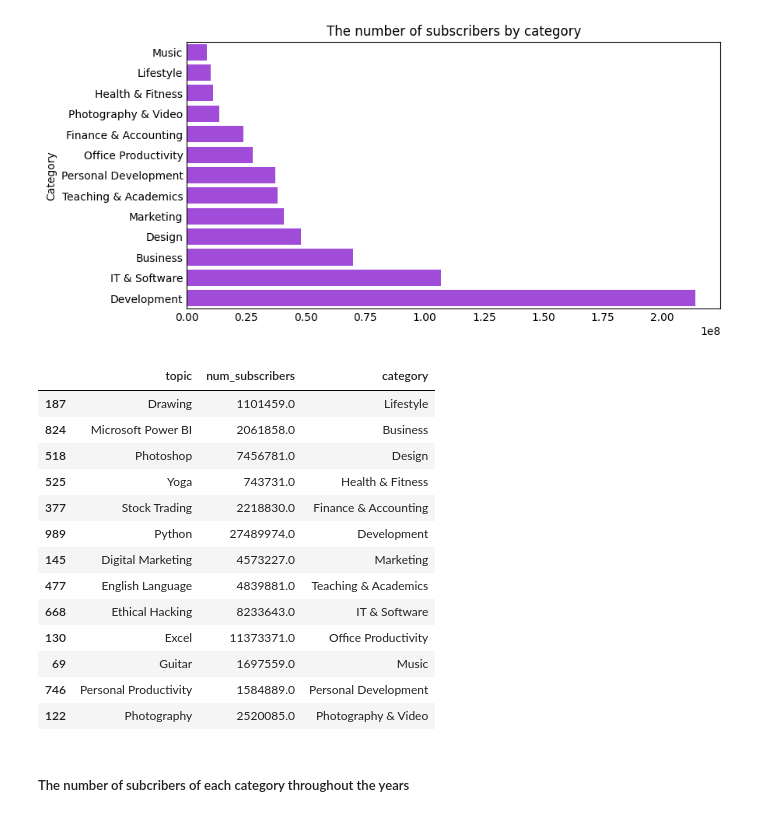
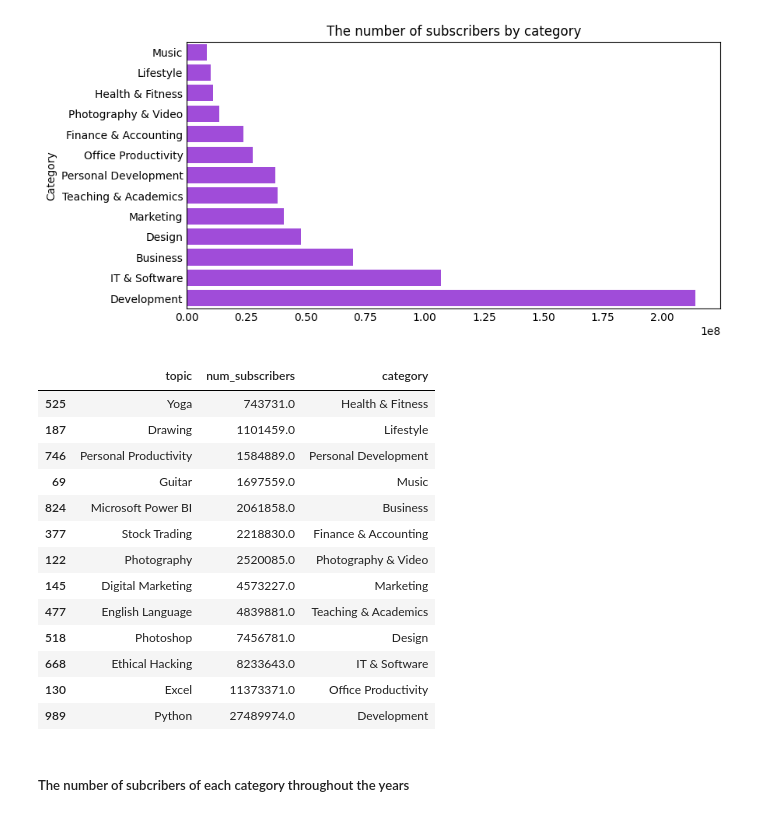
Before and after one commit to TuanAnhHo/DataAnalystProject, a Jupyter notebook: Udemy_course.ipynb, the cells around one changed output. Saved outputs shown, nothing was run; the diff lists cells and outputs as text; code cells hidden in the pictures.

```diff
--- a/Udemy_course.ipynb
+++ b/Udemy_course.ipynb
@@ -423,24 +438,24 @@ plt.show()
 # %%
 top_topic = pd.DataFrame(columns=['topic','num_subscribers'])
 for category in courses['category'].unique():
     x = courses.loc[courses['category']==category].groupby(['category','topic'], as_index=False)['num_subscribers'].sum().sort_values('num_subscribers', ascending=False)
     top_topic = pd.concat([top_topic,x[0:1]])
-top_topic
+top_topic.sort_values('num_subscribers')
 # %% [output]
 |  | topic | num_subscribers | category |
+| 525 | Yoga | 743731.0 | Health & Fitness |
 | 187 | Drawing | 1101459.0 | Lifestyle |
+| 746 | Personal Productivity | 1584889.0 | Personal Development |
+| 69 | Guitar | 1697559.0 | Music |
 | 824 | Microsoft Power BI | 2061858.0 | Business |
-| 518 | Photoshop | 7456781.0 | Design |
-| 525 | Yoga | 743731.0 | Health & Fitness |
 | 377 | Stock Trading | 2218830.0 | Finance & Accounting |
-| 989 | Python | 27489974.0 | Development |
+| 122 | Photography | 2520085.0 | Photography & Video |
 | 145 | Digital Marketing | 4573227.0 | Marketing |
 | 477 | English Language | 4839881.0 | Teaching & Academics |
+| 518 | Photoshop | 7456781.0 | Design |
 | 668 | Ethical Hacking | 8233643.0 | IT & Software |
 | 130 | Excel | 11373371.0 | Office Productivity |
-| 69 | Guitar | 1697559.0 | Music |
-| 746 | Personal Productivity | 1584889.0 | Personal Development |
-| 122 | Photography | 2520085.0 | Photography & Video |
+| 989 | Python | 27489974.0 | Development |
 # %% [markdown]
 ##### The number of subcribers of each category throughout the years
 # %% [markdown]
```
Also changed, not shown: parts of 43 cells of this notebook.
